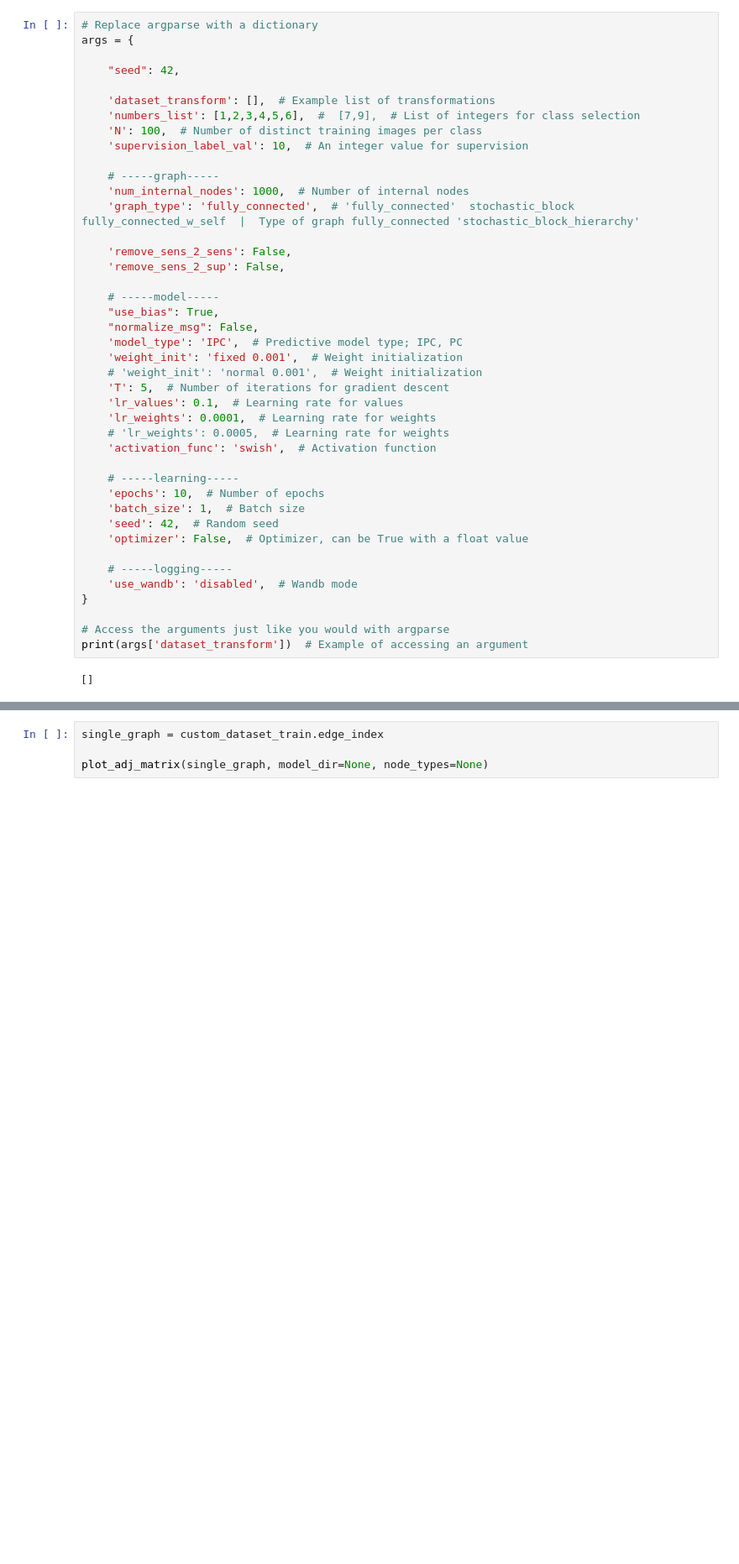
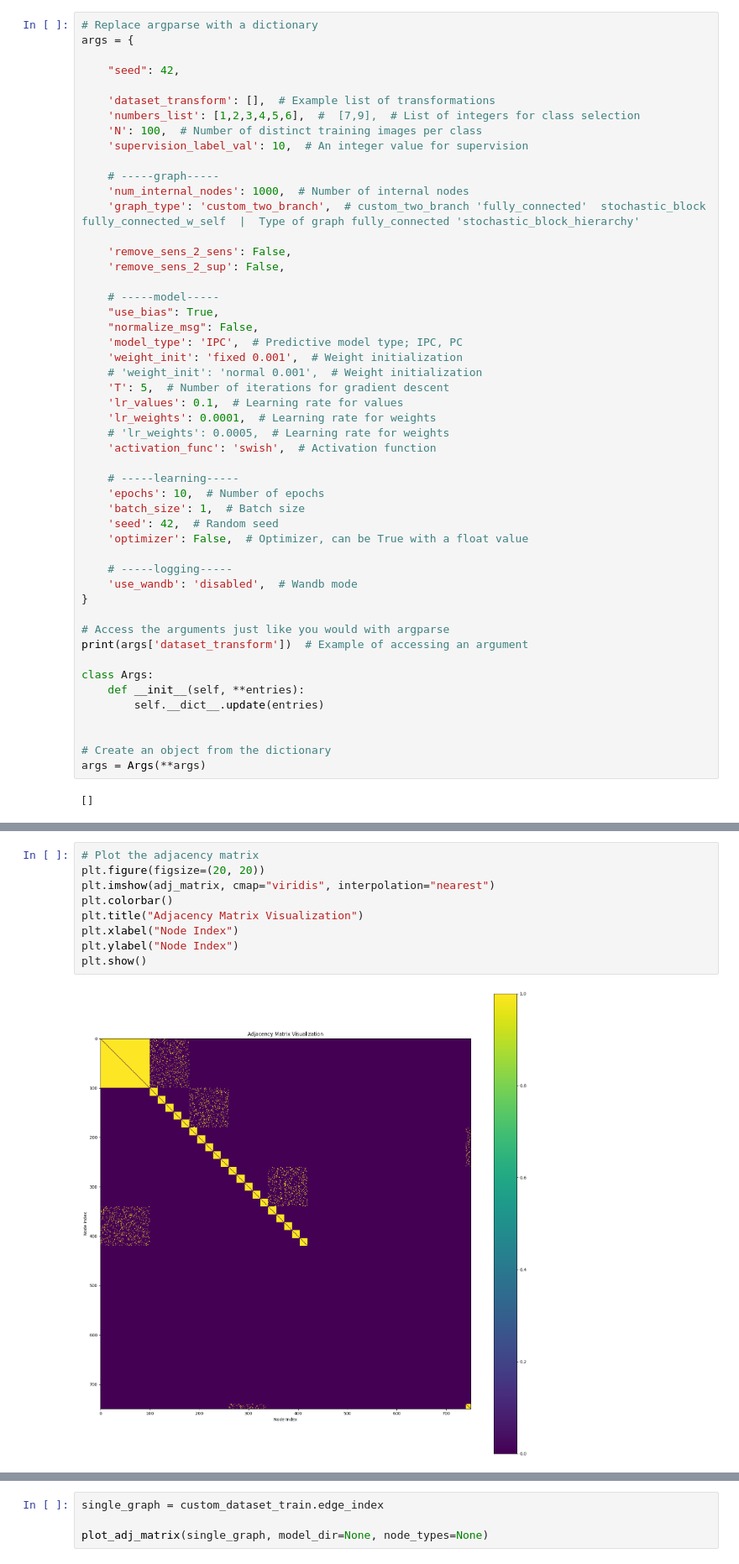
Before and after one commit to erencantatar/GraphPredictiveCoding, a Jupyter notebook: notebooks/training.ipynb, the cells around one changed output, grey strips where cells are left out. Shown at 84% size. Saved outputs shown, nothing was run; the diff lists cells and outputs as text; blank space fills up the shorter version.

Commit message:
two_branch

```diff
--- a/notebooks/training.ipynb
+++ b/notebooks/training.ipynb
@@ -57,7 +57,7 @@ args = {
 
     # -----graph-----
     'num_internal_nodes': 1000,  # Number of internal nodes
-    'graph_type': 'fully_connected',  # 'fully_connected'  stochastic_block fully_connected_w_self  |  Type of graph fully_connected 'stochastic_block_hierarchy'
+    'graph_type': 'custom_two_branch',  # custom_two_branch 'fully_connected'  stochastic_block fully_connected_w_self  |  Type of graph fully_connected 'stochastic_block_hierarchy'
 
     'remove_sens_2_sens': False,
     'remove_sens_2_sup': False,
@@ -86,5 +86,13 @@ args = {
 
 # Access the arguments just like you would with argparse
 print(args['dataset_transform'])  # Example of accessing an argument
+
+class Args:
+    def __init__(self, **entries):
+        self.__dict__.update(entries)
+
+
+# Create an object from the dictionary
+args = Args(**args)
 # %% [output]
 []
@@ -98,0 +341,11 @@ args = Args(**args)
+# %%
+# Plot the adjacency matrix
+plt.figure(figsize=(20, 20))
+plt.imshow(adj_matrix, cmap="viridis", interpolation="nearest")
+plt.colorbar()
+plt.title("Adjacency Matrix Visualization")
+plt.xlabel("Node Index")
+plt.ylabel("Node Index")
+plt.show()
+# %% [output]
+[figure, added]
```
Also changed, not shown: parts of 5 cells of this notebook, 1 other file.
